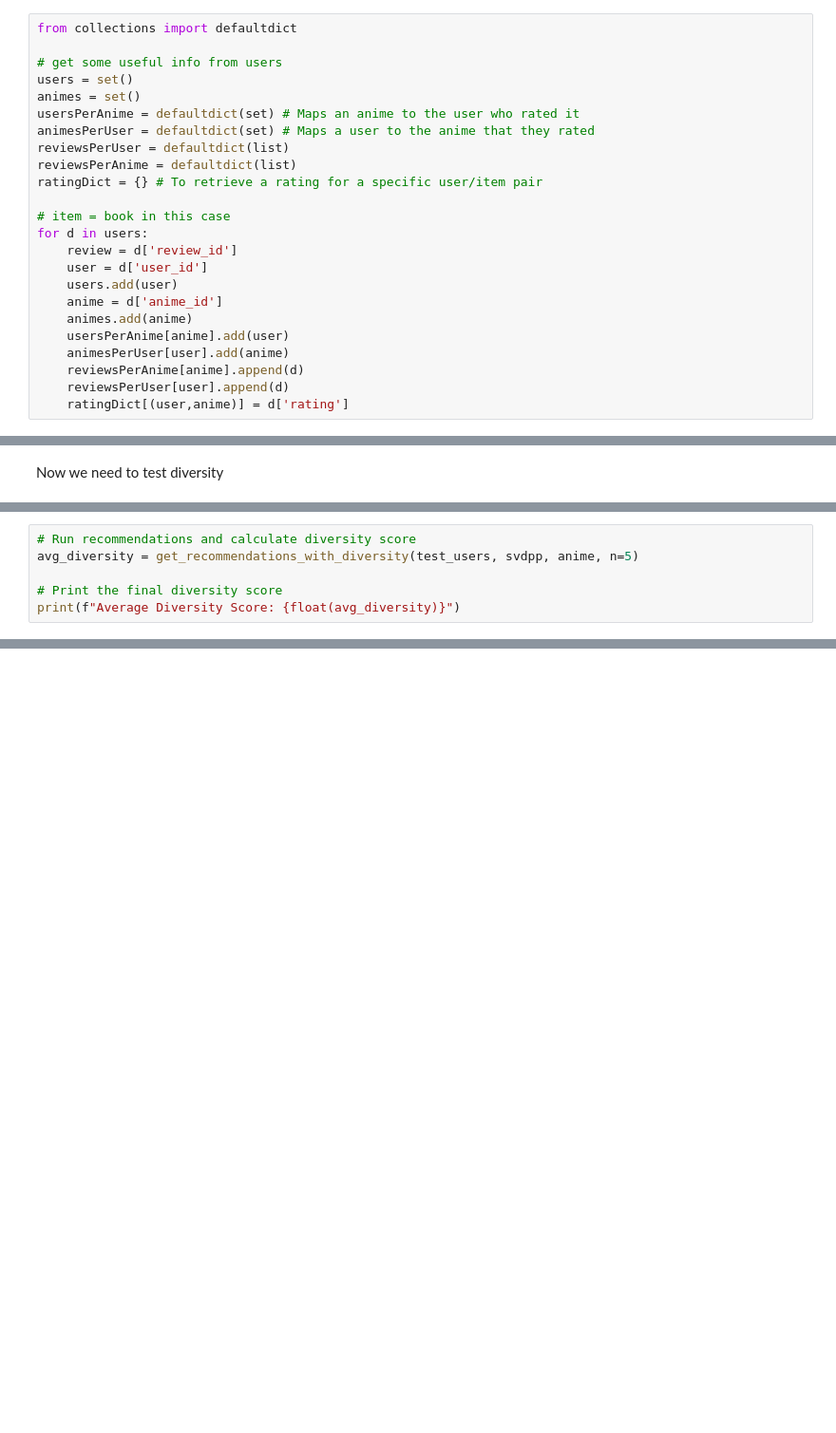
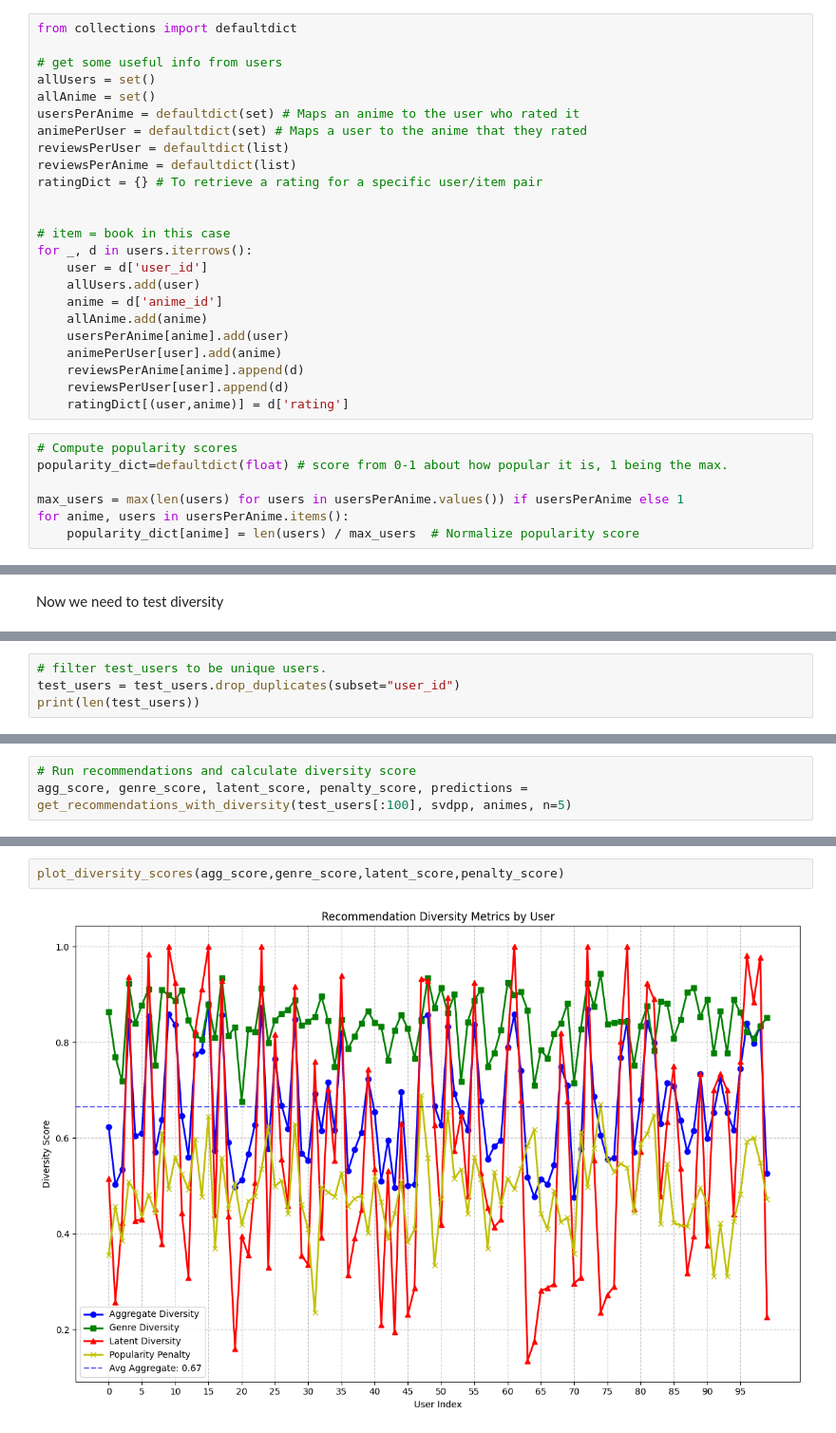
Before and after one commit to mahesmeh001/AnimeRecommender, a Jupyter notebook: creatingBaseline.ipynb, the cells around one changed output, grey strips where cells are left out. Shown: that part at 95% size. Cells and saved outputs as stored; diff of their text form; blank space fills up the shorter version.

```diff
--- a/creatingBaseline.ipynb
+++ b/creatingBaseline.ipynb
@@ -37,23 +37,30 @@ train_users, test_users = train_test_split(users, test_size=0.1)
 from collections import defaultdict
 
 # get some useful info from users
-users = set()
-animes = set()
+allUsers = set()
+allAnime = set()
 usersPerAnime = defaultdict(set) # Maps an anime to the user who rated it
-animesPerUser = defaultdict(set) # Maps a user to the anime that they rated
+animePerUser = defaultdict(set) # Maps a user to the anime that they rated
 reviewsPerUser = defaultdict(list)
 reviewsPerAnime = defaultdict(list)
 ratingDict = {} # To retrieve a rating for a specific user/item pair
 
+
 # item = book in this case
-for d in users:
-    review = d['review_id']
+for _, d in users.iterrows():
     user = d['user_id']
-    users.add(user)
+    allUsers.add(user)
     anime = d['anime_id']
-    animes.add(anime)
+    allAnime.add(anime)
     usersPerAnime[anime].add(user)
-    animesPerUser[user].add(anime)
+    animePerUser[user].add(anime)
     reviewsPerAnime[anime].append(d)
     reviewsPerUser[user].append(d)
     ratingDict[(user,anime)] = d['rating']
+# %%
+# Compute popularity scores
+popularity_dict=defaultdict(float) # score from 0-1 about how popular it is, 1 being the max.
+
+max_users = max(len(users) for users in usersPerAnime.values()) if usersPerAnime else 1
+for anime, users in usersPerAnime.items():
+    popularity_dict[anime] = len(users) / max_users  # Normalize popularity score
@@ -331,0 +360,4 @@ def get_candidate_anime(similar_users):
+# %%
+# filter test_users to be unique users.
+test_users = test_users.drop_duplicates(subset="user_id")
+print(len(test_users))
@@ -332,7 +379,4 @@ def get_candidate_anime(similar_users):
 # %%
 # Run recommendations and calculate diversity score
-avg_diversity = get_recommendations_with_diversity(test_users, svdpp, anime, n=5)
-
-# Print the final diversity score
-print(f"Average Diversity Score: {float(avg_diversity)}")
+agg_score, genre_score, latent_score, penalty_score, predictions = get_recommendations_with_diversity(test_users[:100], svdpp, animes, n=5)
 # %% [output]
@@ -339,0 +448,4 @@ Average Diversity Score: 0.0
+# %%
+plot_diversity_scores(agg_score,genre_score,latent_score,penalty_score)
+# %% [output]
+[figure, added]
```
Also changed, not shown: parts of 14 cells of this notebook.
